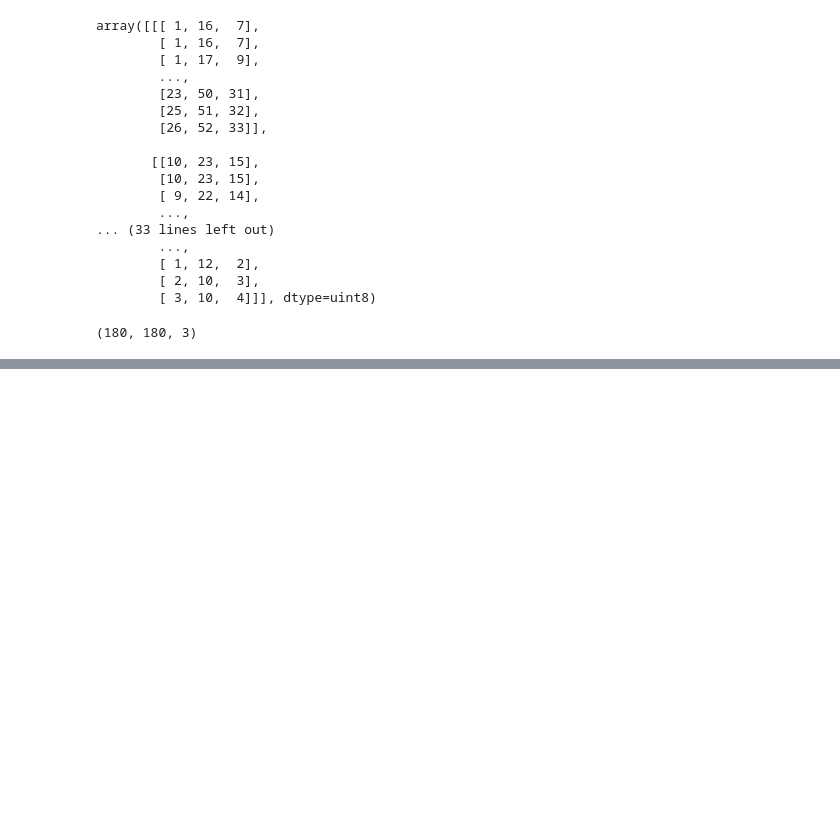
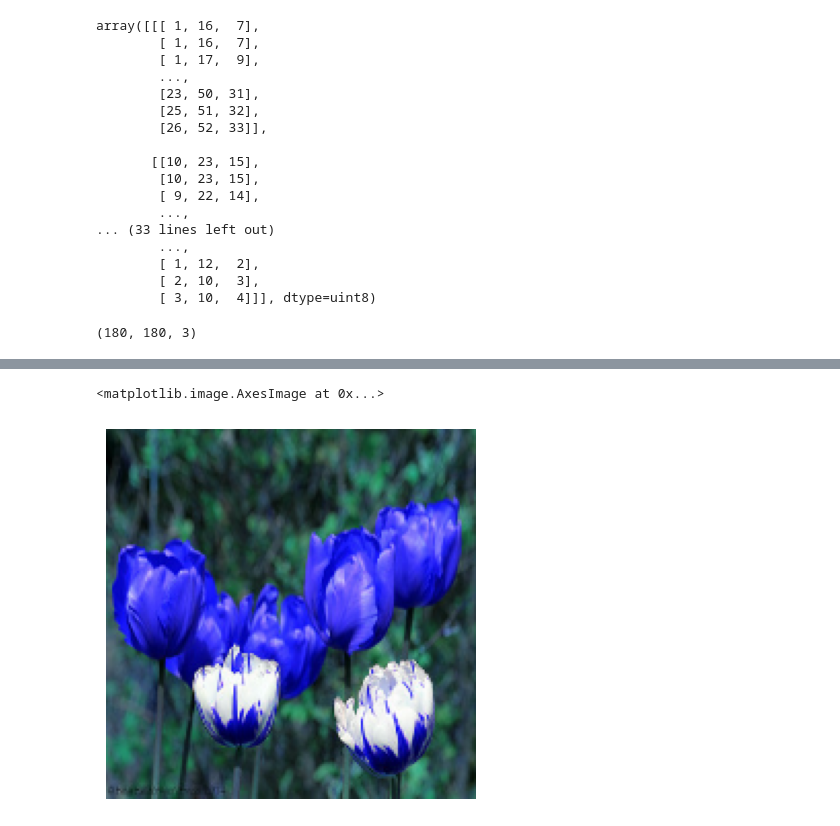
Before and after one commit to gandhidhruv2003/Flower-Classification, a Jupyter notebook: Flower Classification.ipynb, the cells around one changed output, grey strips where cells are left out. Cells and saved outputs as stored; diff of their text form; code cells hidden in the pictures; blank space fills up the shorter version.

```diff
--- a/Flower Classification.ipynb
+++ b/Flower Classification.ipynb
@@ -16,7 +16,7 @@ from tensorflow.keras.models import Sequential
 from sklearn.model_selection import train_test_split
 from sklearn.preprocessing import MinMaxScaler
 # %%
-data_dir = pathlib.Path("C:\\Users\\Dhruv Gandhi\\Desktop\\Dhruv Gandhi\\Deep Learning\\Deep Learing Projects\\Flower Classification\\flower_photos")
+data_dir = pathlib.Path(".\\flower_photos")
 # %%
 list(data_dir.glob("*/*.jpg"))
 # %% [output]
@@ -145,0 +172,6 @@ Epoch 5/100
+# %%
+plt.axis("off")
+plt.imshow(X[50])
+# %% [output]
+<matplotlib.image.AxesImage at 0x...>
+[figure, added]
```
Also changed, not shown: parts of 11 cells of this notebook.
